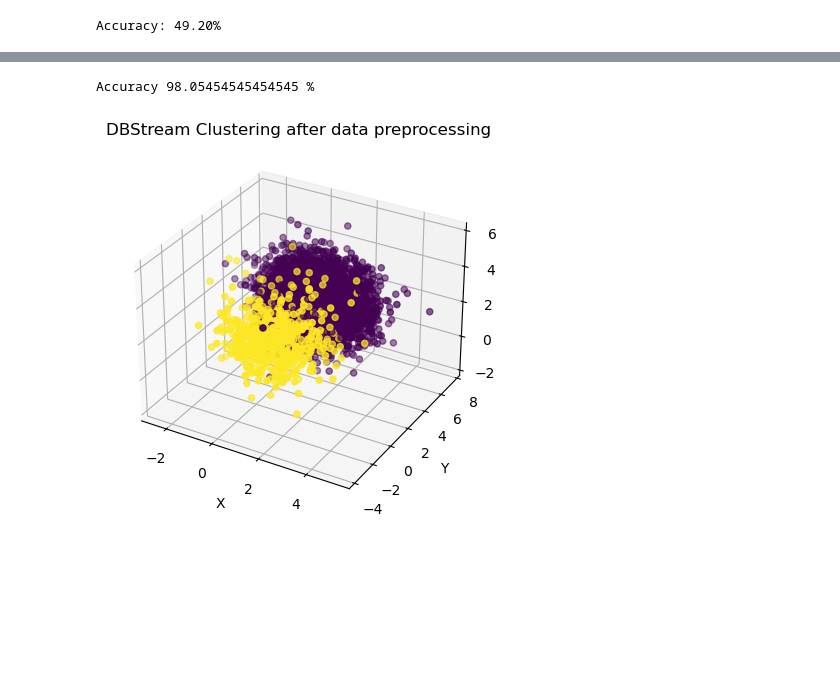
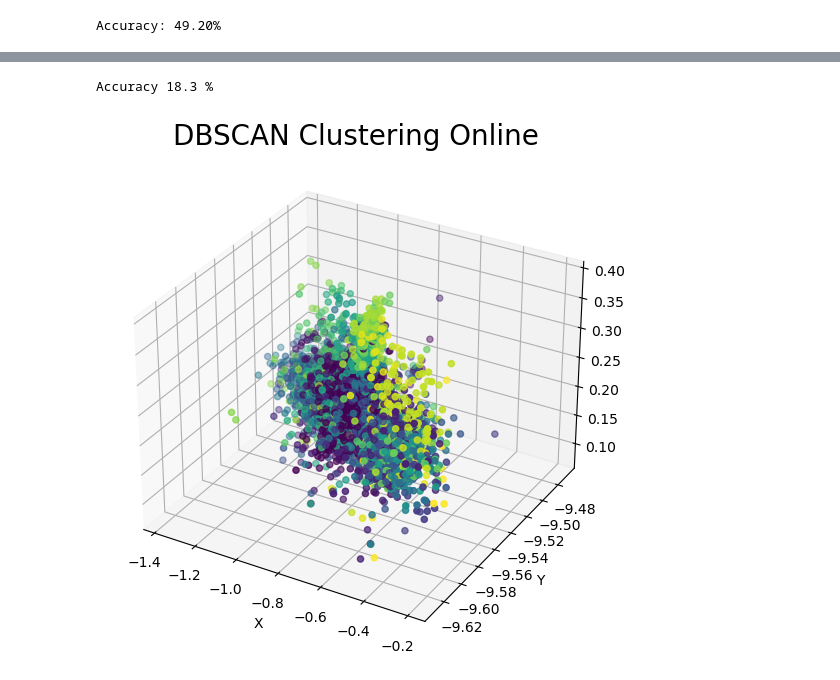
Before and after one commit to BorisOskolkov/Anomaly-detection, a Jupyter notebook: Anomaly detection.ipynb, the cells around one changed output, grey strips where cells are left out. Cells and saved outputs as stored; diff of their text form; code cells hidden in the pictures; blank space fills up the shorter version.

```diff
--- a/Anomaly detection.ipynb
+++ b/Anomaly detection.ipynb
@@ -558,12 +622,12 @@ plt.hist(init_prediction);
 random_state = 0
 rng = np.random.RandomState(random_state)
 # Generate some example data
-X, labels, centers = make_blobs(n_samples=5000, centers=1, random_state=random_state, n_features = 3, return_centers=True)
+X, labels, centers = make_blobs(n_samples=20000, centers=1, random_state=random_state, n_features = 3, return_centers=True)
 bias = 5
-anomalous_data, ano_lbl = make_blobs(n_samples=500, centers=[[centers[0][0], centers[0][1]-bias, centers[0][2]]], random_state=random_state, n_features = 3)
+anomalous_data, ano_lbl = make_blobs(n_samples=2000, centers=[[centers[0][0], centers[0][1]-bias, centers[0][2]]], random_state=random_state, n_features = 3)
 X_inj=np.concatenate((X, anomalous_data), axis=0)
-labels_inj=np.concatenate((labels, np.ones(500,)), axis=0)
-labels_inj = labels_inj.reshape(5500,1)
+labels_inj=np.concatenate((labels, np.ones(2000,)), axis=0)
+labels_inj = labels_inj.reshape(22000,1)
 data = np.concatenate((X_inj, labels_inj), axis=1)
 data = rng.permutation(data)
 X_inj_rand = data[:, :3]
@@ -578,0 +645,3 @@ plt.show()
+# %%
+X_inj_rand = extracted_features
+labels_inj_rand = extracted_targets
@@ -594,11 +673,11 @@ Accuracy 88.83636363636363 %
 # %%
-dbstream_exp = cluster.DBSTREAM(clustering_threshold = 5.75)
+dbstream_exp = cluster.DBSTREAM(clustering_threshold = 5)
 
 for i, (x, _) in enumerate(stream.iter_array(X_inj)):
     dbstream_exp = dbstream_exp.learn_one(x)
     y_pred[i] = dbstream_exp.predict_one(x)
 
-fig = plt.figure()
+fig = plt.figure(figsize=(6.5,6.5))
 ax = fig.add_subplot(projection='3d')
 plt.xlabel('X')
 plt.ylabel('Y')
@@ -612,12 +691,13 @@ Accuracy 91.98181818181818 %
 # %%
+%%timeit -r 1 -n 1
 # Perform DBSCAN clustering
-dbscan = DBSCAN(eps=0.515, min_samples=5)
+dbscan = DBSCAN(eps=0.55)
 y_pred = dbscan.fit_predict(X_inj_rand)
-fig = plt.figure()
+fig = plt.figure(figsize=(6.5,6.5))
 ax = fig.add_subplot(projection='3d')
 plt.xlabel('X')
 plt.ylabel('Y')
-plt.title('DBSCAN Clustering Example')
+plt.title('DBSCAN Clustering Batch',fontsize = 20)
 ax.scatter(X_inj_rand[:, 0], X_inj_rand[:, 1], X_inj_rand[:, 2], c=y_pred)
 print(f'Accuracy {accuracy_score(y_pred, labels_inj_rand)*100} %')
 plt.show()
@@ -627,17 +708,18 @@ Accuracy 95.92727272727272 %
 # %%
-dbstream_exp = cluster.DBSTREAM(clustering_threshold = 5.75)
+%%timeit -r 1 -n 1
+dbstream_exp = cluster.DBSTREAM(clustering_threshold = 0.24)
 
 for i, (x, _) in enumerate(stream.iter_array(X_inj_rand)):
     dbstream_exp = dbstream_exp.learn_one(x)
     y_pred[i] = dbstream_exp.predict_one(x)
-fig = plt.figure()
+fig = plt.figure(figsize=(6.5,6.5))
 ax = fig.add_subplot(projection='3d')
 plt.xlabel('X')
 plt.ylabel('Y')
-plt.title('DBStream Clustering after data preprocessing')
+plt.title('DBSCAN Clustering Online',fontsize = 20)
 ax.scatter(X_inj_rand[:, 0], X_inj_rand[:, 1], X_inj_rand[:, 2], c=y_pred)
-print(f'Accuracy {accuracy_score(y_pred, labels_inj_rand)*100} %')
+print(f'Accuracy {round(accuracy_score(y_pred, labels_inj_rand)*100,2)} %')
 plt.show()
 # %% [output]
-Accuracy 98.05454545454545 %
+Accuracy 18.3 %
-[figure, old version]
+[figure, new version]
```
Also changed, not shown: parts of 59 cells of this notebook, 8 other files.
